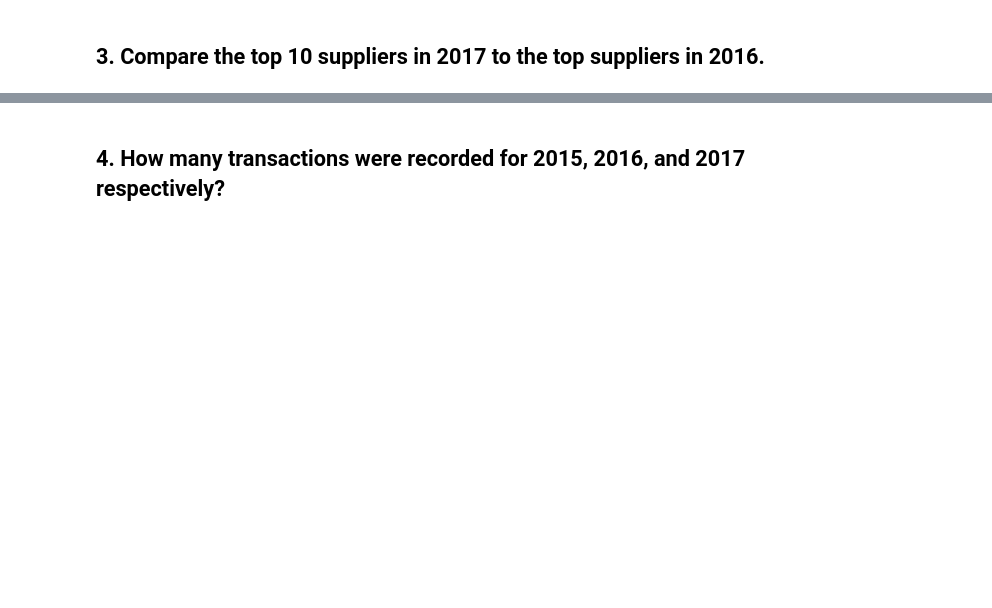
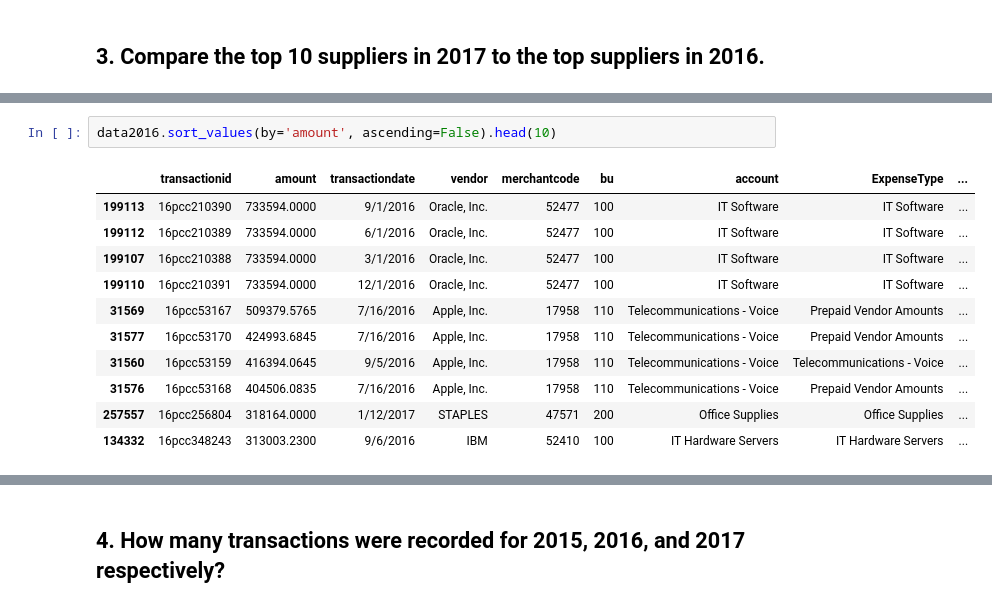
Before and after one commit to FranciscoGalan/suplari_challenge1, a Jupyter notebook: main.ipynb, the cells around one changed output, grey strips where cells are left out. Cells and saved outputs as stored; diff of their text form; blank space fills up the shorter version.

```diff
--- a/main.ipynb
+++ b/main.ipynb
@@ -528,0 +560,14 @@ data2017.transactionid.duplicated().sum()
+# %%
+data2016.sort_values(by='amount', ascending=False).head(10)
+# %% [output]
+|  | transactionid | amount | transactiondate | vendor | merchantcode | bu | account | ExpenseType | ... |
+| 199113 | 16pcc210390 | 733594.0000 | 9/1/2016 | Oracle, Inc. | 52477 | 100 | IT Software | IT Software | ... |
+| 199112 | 16pcc210389 | 733594.0000 | 6/1/2016 | Oracle, Inc. | 52477 | 100 | IT Software | IT Software | ... |
+| 199107 | 16pcc210388 | 733594.0000 | 3/1/2016 | Oracle, Inc. | 52477 | 100 | IT Software | IT Software | ... |
+| 199110 | 16pcc210391 | 733594.0000 | 12/1/2016 | Oracle, Inc. | 52477 | 100 | IT Software | IT Software | ... |
+| 31569 | 16pcc53167 | 509379.5765 | 7/16/2016 | Apple, Inc. | 17958 | 110 | Telecommunications - Voice | Prepaid Vendor Amounts | ... |
+| 31577 | 16pcc53170 | 424993.6845 | 7/16/2016 | Apple, Inc. | 17958 | 110 | Telecommunications - Voice | Prepaid Vendor Amounts | ... |
+| 31560 | 16pcc53159 | 416394.0645 | 9/5/2016 | Apple, Inc. | 17958 | 110 | Telecommunications - Voice | Telecommunications - Voice | ... |
+| 31576 | 16pcc53168 | 404506.0835 | 7/16/2016 | Apple, Inc. | 17958 | 110 | Telecommunications - Voice | Prepaid Vendor Amounts | ... |
+| 257557 | 16pcc256804 | 318164.0000 | 1/12/2017 | STAPLES | 47571 | 200 | Office Supplies | Office Supplies | ... |
+| 134332 | 16pcc348243 | 313003.2300 | 9/6/2016 | IBM | 52410 | 100 | IT Hardware Servers | IT Hardware Servers | ... |
```
Also changed, not shown: parts of 63 cells of this notebook.
